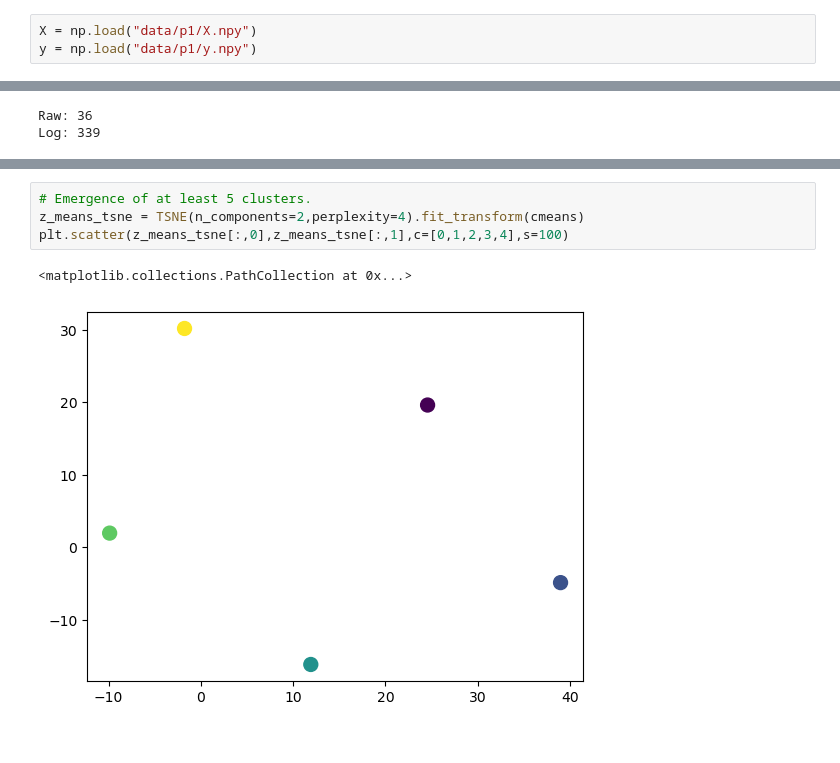
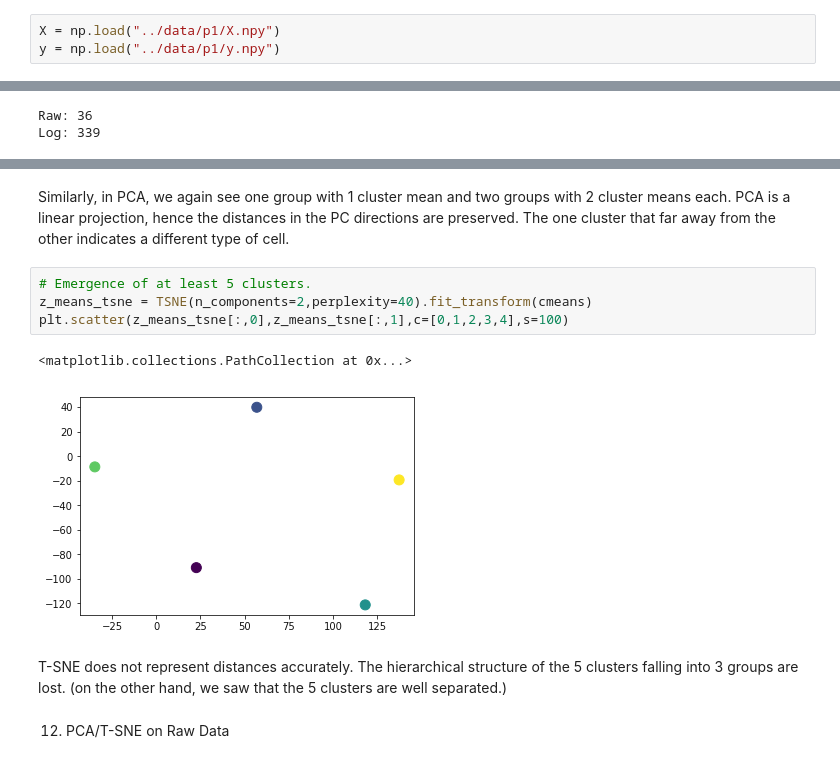
Before and after one commit to AtlasKeeper/Machine-Learning-with-Python-From-Linear-Models-to-Deep-Learning, a Jupyter notebook: 1/analysis.ipynb, the cells around one changed output, grey strips where cells are left out. Saved outputs shown, nothing was run; the diff lists cells and outputs as text.

```diff
--- a/1/analysis.ipynb
+++ b/1/analysis.ipynb
@@ -11,3 +33,3 @@ from sklearn.cluster import  KMeans
 # %%
-X = np.load("data/p1/X.npy")
-y = np.load("data/p1/y.npy")
+X = np.load("../data/p1/X.npy")
+y = np.load("../data/p1/y.npy")
@@ -150,8 +230,14 @@ plt.scatter(z_means[:,0],z_means[:,1],c=[0,1,2,3,4],s=100)
+# %% [markdown]
+Similarly, in PCA,  we again see one group with 1 cluster mean and two groups with 2 cluster means each. PCA is a linear projection, hence the distances in the PC directions are preserved.  The one cluster that far away from the other indicates a different type of cell.
 # %%
 # Emergence of at least 5 clusters.
-z_means_tsne = TSNE(n_components=2,perplexity=4).fit_transform(cmeans)
+z_means_tsne = TSNE(n_components=2,perplexity=40).fit_transform(cmeans)
 plt.scatter(z_means_tsne[:,0],z_means_tsne[:,1],c=[0,1,2,3,4],s=100)
 # %% [output]
 <matplotlib.collections.PathCollection at 0x...>
-[figure, old version]
+[figure, new version]
+# %% [markdown]
+T-SNE does not represent distances accurately.  The hierarchical structure of the 5 clusters falling into 3 groups are lost.   (on the other hand, we saw that the 5 clusters are well separated.)
+# %% [markdown]
+12. PCA/T-SNE on Raw Data
 # %%
```
Also changed, not shown: parts of 54 cells of this notebook.
